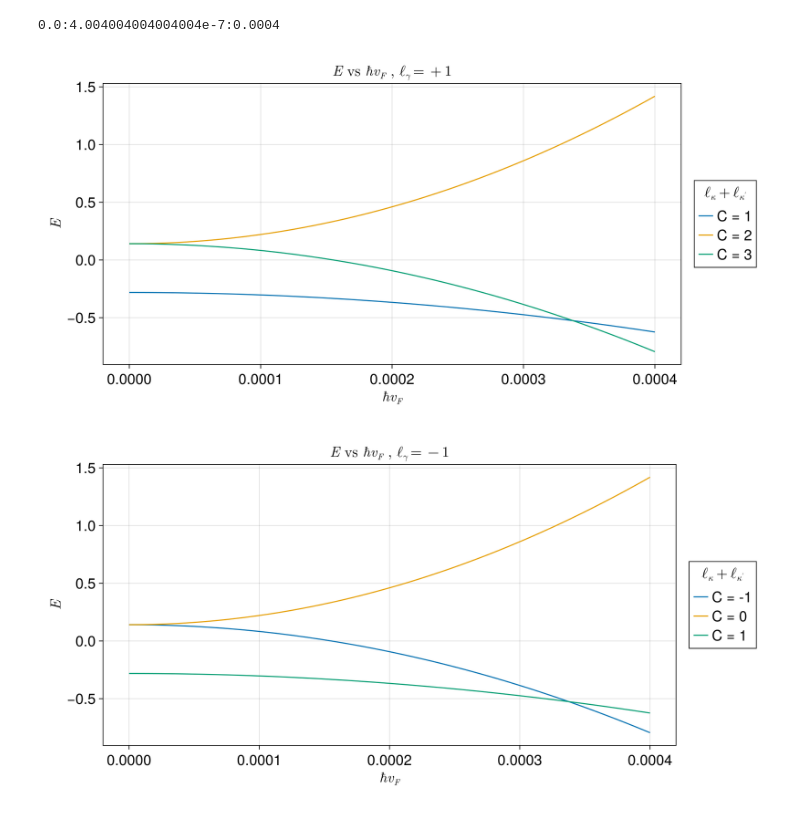
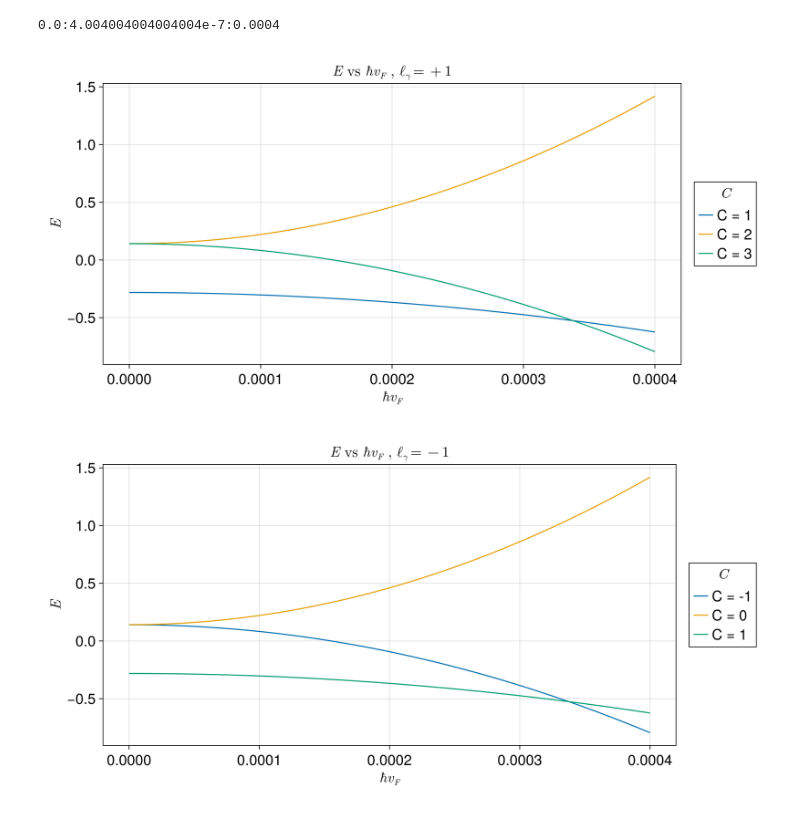
Before and after one commit to aviVadali/Summer2024, a Jupyter notebook: 3D_TI_SCHF.ipynb, the cells around one changed output. Cells and saved outputs as stored; diff of their text form; code cells hidden in the pictures.

```diff
--- a/3D_TI_SCHF.ipynb
+++ b/3D_TI_SCHF.ipynb
@@ -273,19 +271,19 @@ end
 # %%
 # Freeze into l_gamma = +1
 l_gam = 1
 P = Figure(size=(1000, 500), fontsize=20)
 ax = Axis(P[1, 1],
 title = L"E \ \text{vs} \ \hbar v_F \ , \ \ell_\gamma = +1",
 xlabel = L"\hbar v_F", ylabel = L"E")
 for i in 1:3
     lines!(ax, vF_list, energies[2, i, :],
     label = "C = "*string(i - 1 + l_gam % 3))
 end
-P[1, 2] = Legend(P, ax, L"\ell_\kappa + \ell_{\kappa^\prime}",
+P[1, 2] = Legend(P, ax, L"C",
 framevisible = true)
 P
 # %% [output]
-[figure, old version]
+[figure, new version]
 # %%
 # Freeze into l_gamma = -1
 l_gam = -1
@@ -297,8 +295,8 @@ for i in 1:3
     lines!(ax, vF_list, energies[1, i, :],
     label = "C = "*string(i - 1 + l_gam % 3))
 end
-P[1, 2] = Legend(P, ax, L"\ell_\kappa + \ell_{\kappa^\prime}",
+P[1, 2] = Legend(P, ax, L"C",
 framevisible = true)
 P
 # %% [output]
-[figure, old version]
+[figure, new version]
```
Also changed, not shown: parts of 1 cell of this notebook.
